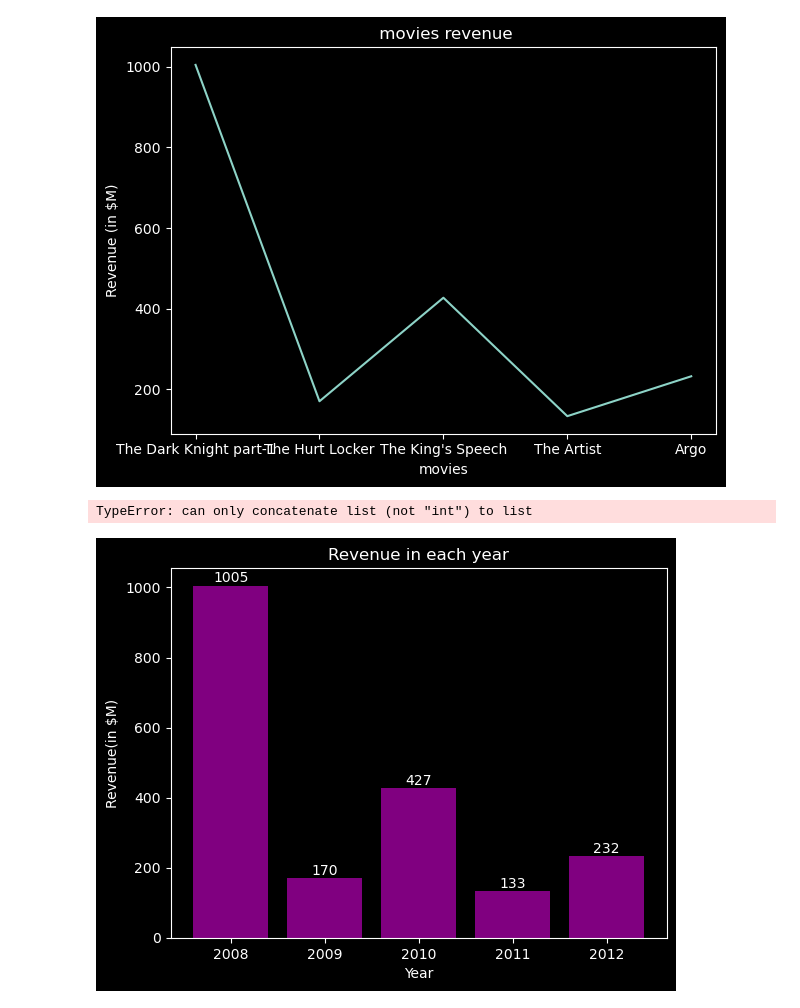
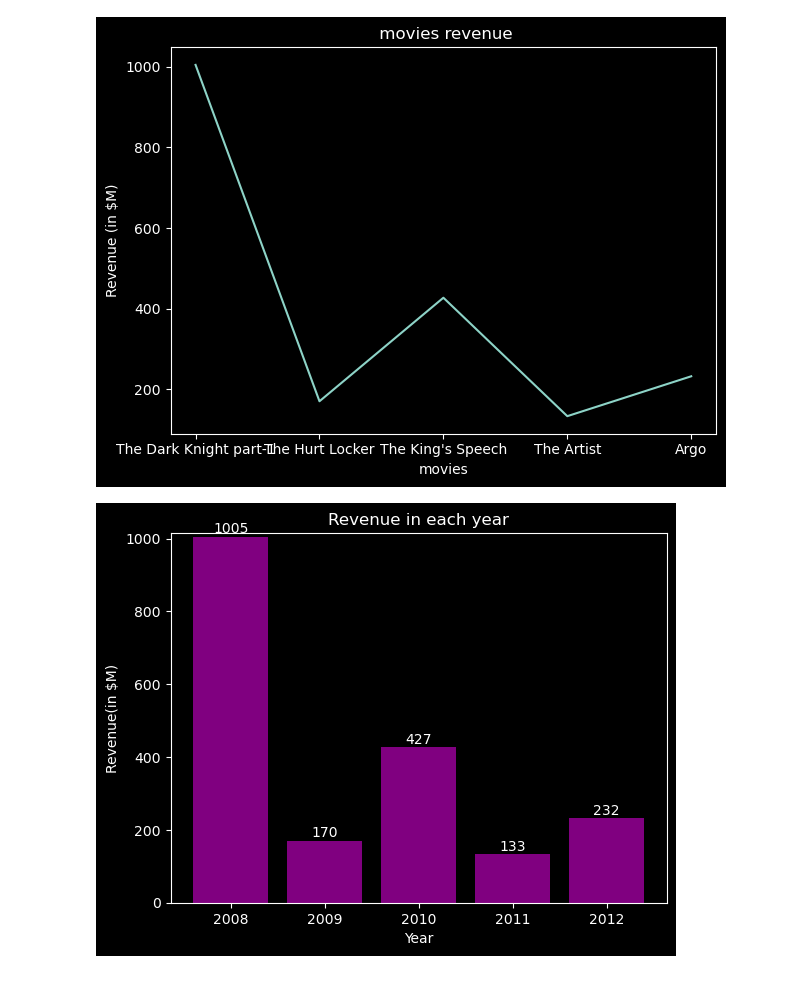
Before and after one commit to Khyatisinha25/data-science-practice, a Jupyter notebook: data_visualization_matplotlib.ipynb.ipynb, the cells around one changed output. Cells and saved outputs as stored; diff of their text form; code cells hidden in the pictures.

Commit message:
Add data visualization-Matplotlib

```diff
--- a/data_visualization_matplotlib.ipynb.ipynb
+++ b/data_visualization_matplotlib.ipynb.ipynb
@@ -111,26 +111,26 @@ plt.savefig("movie-revenue.png")
 # %%
 #bar charts
 oscar_movies = [
     "The Dark Knight",
     "The Hurt Locker",
     "The King's Speech",
     "The Artist",
     "Argo"
 ]
 
 years = [2008, 2009, 2010, 2011, 2012]
 
 oscar_revenue = [1005, 170, 427, 133, 232]  # in $M
 plt.bar(years,oscar_revenue ,color="purple")
 plt.title("Revenue in each year")
 plt.xlabel("Year")
 plt.ylabel("Revenue(in $M)")
 for i in range(len(years)) :
     plt.text(years[i],oscar_revenue[i]+10,str(oscar_revenue[i]),ha="center")
-plt.ylim(0,max(oscar_revenue+10))
+plt.ylim(0, max(oscar_revenue) + 10)
+plt.show()
 # %% [output]
-TypeError: can only concatenate list (not "int") to list
-[figure, old version]
+[figure, new version]
 # %%
 #for plotting 2 bars
 import numpy as np
```
Also changed, not shown: parts of 15 cells of this notebook.
